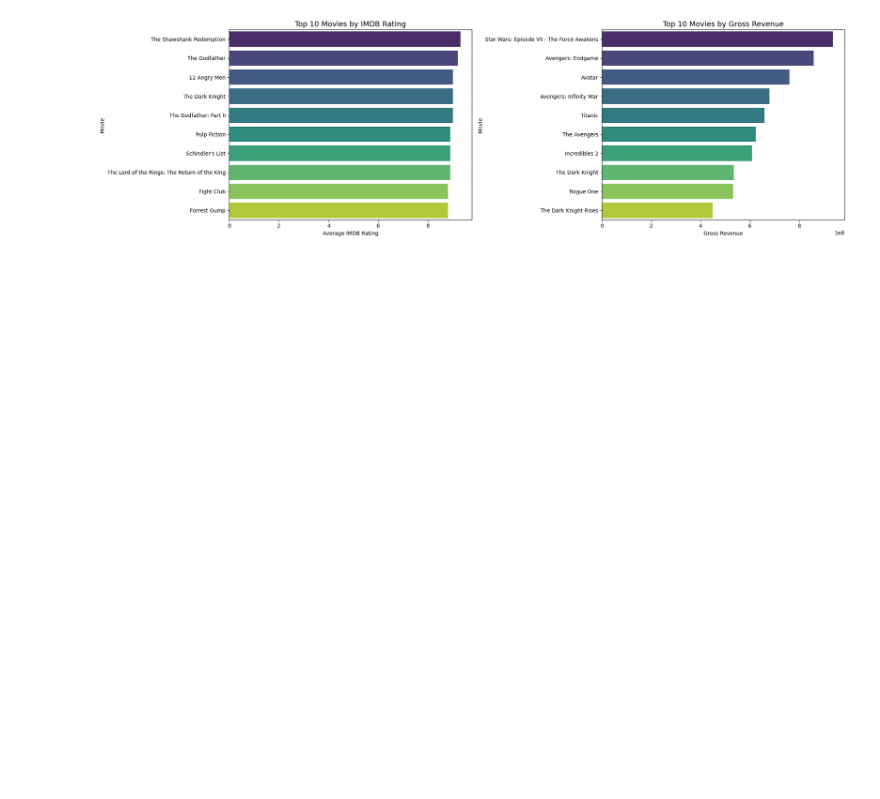
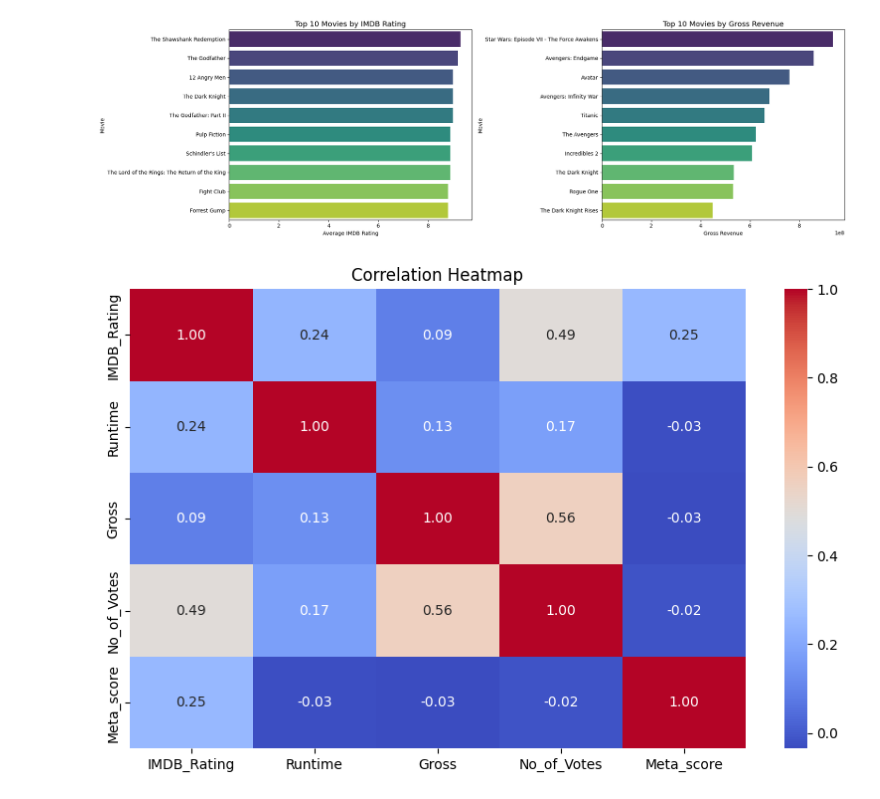
Before and after one commit to G-Bielokozowicz/IMBD-Top-1000-Analysis, a Jupyter notebook: main.ipynb, the cells around one changed output. Saved outputs shown, nothing was run; the diff lists cells and outputs as text; code cells hidden in the pictures; blank space fills up the shorter version.

Commit message:
EDA: Added IMDB rating vs runtime, gross and number of vote analysis; added released year vs imdb rating and runtime analysis

```diff
--- a/main.ipynb
+++ b/main.ipynb
@@ -429,3 +429,14 @@ plt.tight_layout()
 plt.show()
 # %% [output]
 [figure]
+# %%
+numeric_cols = ['IMDB_Rating', 'Runtime', 'Gross', 'No_of_Votes', 'Meta_score']
+correlation_matrix = df[numeric_cols].corr()
+
+# Heatmap
+plt.figure(figsize=(10, 6))
+sns.heatmap(correlation_matrix, annot=True, cmap='coolwarm', fmt=".2f")
+plt.title("Correlation Heatmap")
+plt.show()
+# %% [output]
+[figure, added]
```
Also changed, not shown: parts of 3 cells of this notebook.
